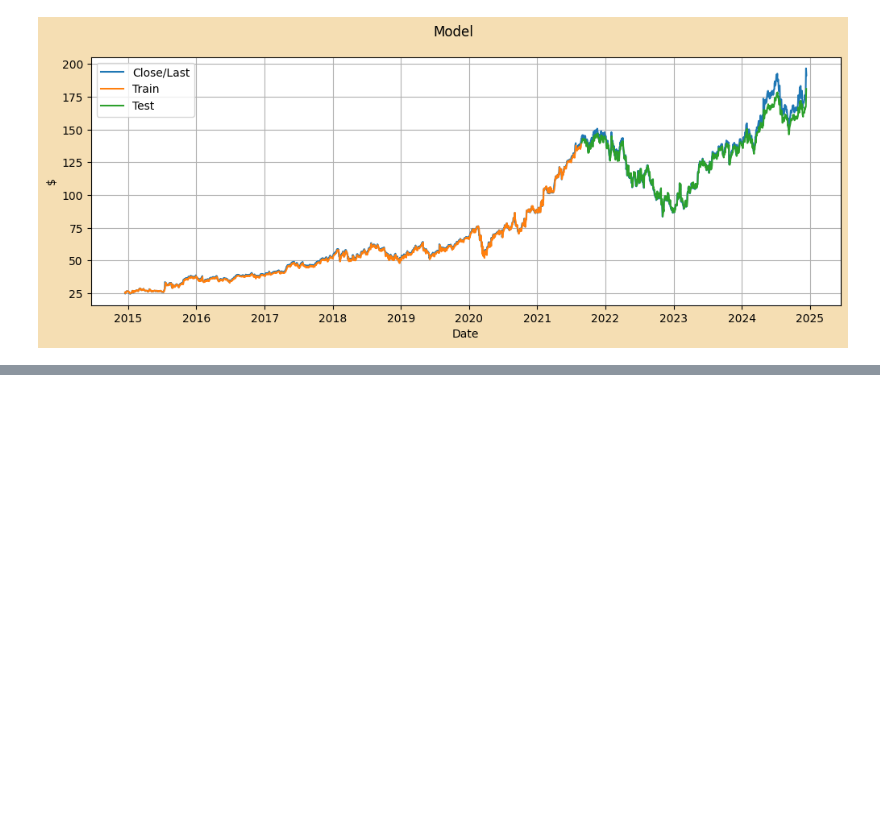
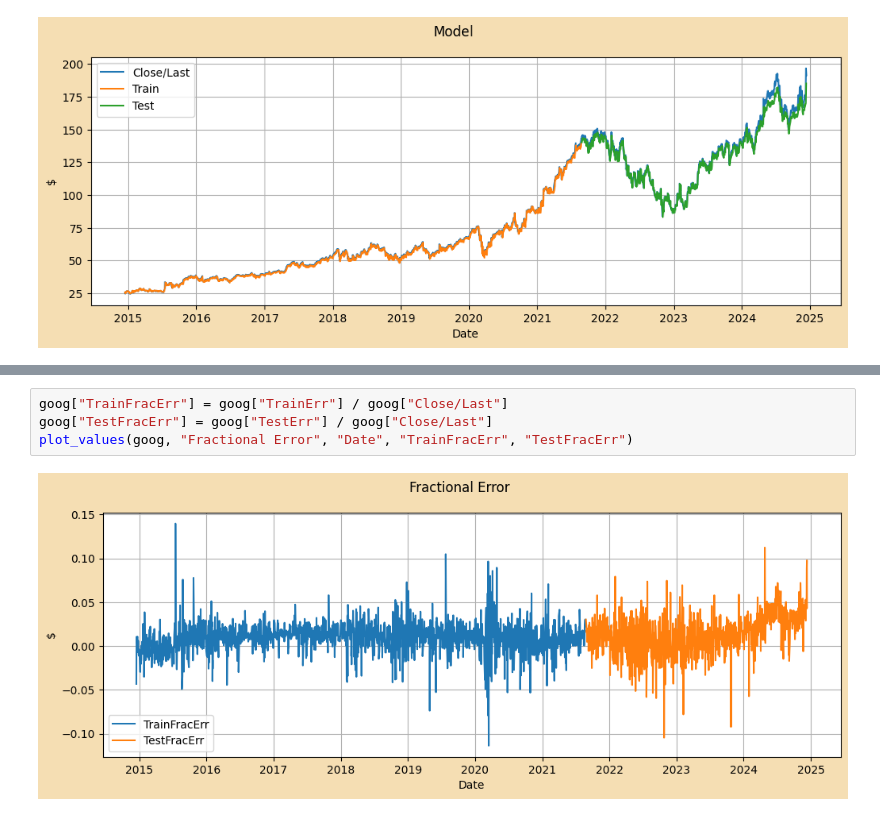
Before and after one commit to ghst659/sml00, a Jupyter notebook: forecast/LSTM_stock.ipynb, the cells around one changed output, grey strips where cells are left out. Drawn from its saved outputs; the diff is of its cells as text; blank space fills up the shorter version.

```diff
--- a/forecast/LSTM_stock.ipynb
+++ b/forecast/LSTM_stock.ipynb
@@ -188,0 +197,6 @@ plot_values(goog, "Model", "Date", "Close/Last", "Train", "Test")
+# %%
+goog["TrainFracErr"] = goog["TrainErr"] / goog["Close/Last"]
+goog["TestFracErr"] = goog["TestErr"] / goog["Close/Last"]
+plot_values(goog, "Fractional Error", "Date", "TrainFracErr", "TestFracErr")
+# %% [output]
+[figure, added]
```
Also changed, not shown: parts of 5 cells of this notebook.
